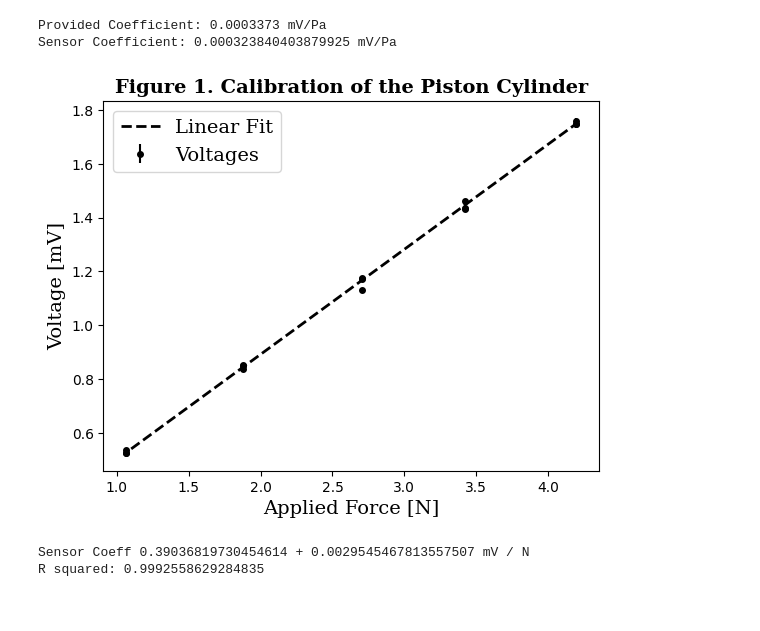
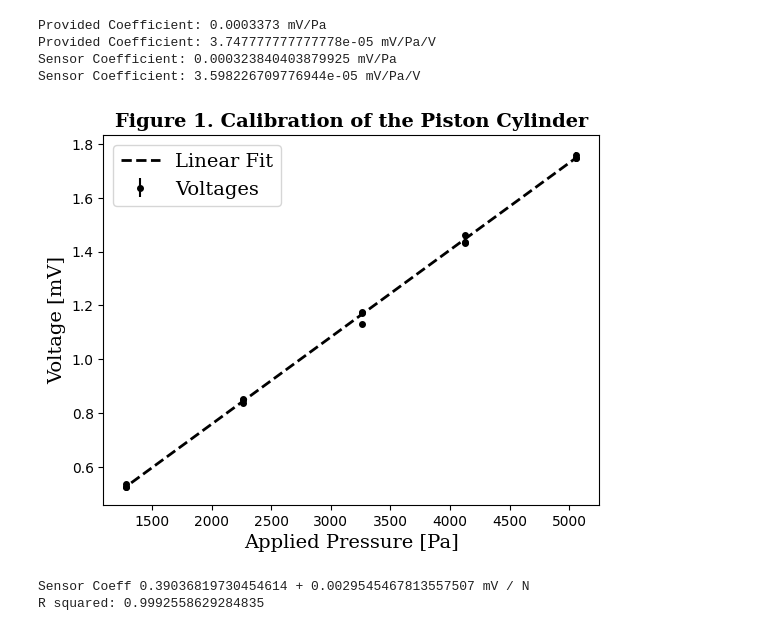
Before and after one commit to lsculv/ECH145A-Lab1, a Jupyter notebook: lab2.ipynb, the cells around one changed output. Cells and saved outputs as stored; diff of their text form; code cells hidden in the pictures.

```diff
--- a/lab2.ipynb
+++ b/lab2.ipynb
@@ -80,37 +80,42 @@ forces = (
 # Finding average and standard deviation for each trial
 points = np.array([data_cal[i][2300:].mean() for i in range(len(data_cal))])
 errors = np.array([(data_cal[i][2300:].std() * 2) for i in range(len(data_cal))])
 
 # Linear regression
 slope, intercept, rvalue, _, stderr = scipy.stats.linregress(forces, points)
 force = np.linspace(1.1, 4.2, 1000)
 curve_fit = slope * force + intercept
 
 # Get slope in mV/Pa instead of mV/N
 SENSOR_COEFF = slope * PISTON_AREA
 print(f"Provided Coefficient: 0.0003373 mV/Pa")
+print(f"Provided Coefficient: {0.0003373 / 9} mV/Pa/V")
 print(f"Sensor Coefficient: {SENSOR_COEFF} mV/Pa")
+print(f"Sensor Coefficient: {SENSOR_COEFF / 9} mV/Pa/V")
+
 
 # Plotting
 font = dict(family="serif", size=14)
 title = dict(family="serif", size=14, weight="bold")
 marker = dict(color="black", linestyle="none", marker=".", markersize=8)
 line = dict(color="black", linestyle="--", linewidth=2)
 
-plt.errorbar(forces, points, errors, label="Voltages", **marker)
-plt.plot(force, curve_fit, label="Linear Fit", **line)
-plt.xlabel("Applied Force [N]", **font)
+plt.errorbar(forces / PISTON_AREA, points, errors, label="Voltages", **marker)
+plt.plot(force / PISTON_AREA, curve_fit, label="Linear Fit", **line)
+plt.xlabel("Applied Pressure [Pa]", **font)
 plt.ylabel("Voltage [mV]", **font)
 plt.title("Figure 1. Calibration of the Piston Cylinder", **title)
 plt.legend(prop=font)
 plt.show()
 
 print(f"Sensor Coeff {slope} + {stderr} mV / N")
 print(f"R squared: {rvalue ** 2}")
 # %% [output]
 Provided Coefficient: 0.0003373 mV/Pa
+Provided Coefficient: 3.747777777777778e-05 mV/Pa/V
 Sensor Coefficient: 0.000323840403879925 mV/Pa
+Sensor Coefficient: 3.598226709776944e-05 mV/Pa/V
-[figure, old version]
+[figure, new version]
 Sensor Coeff 0.39036819730454614 + 0.0029545467813557507 mV / N
 R squared: 0.9992558629284835
 # %%
```
Also changed, not shown: parts of 5 cells of this notebook, 1 other file.
